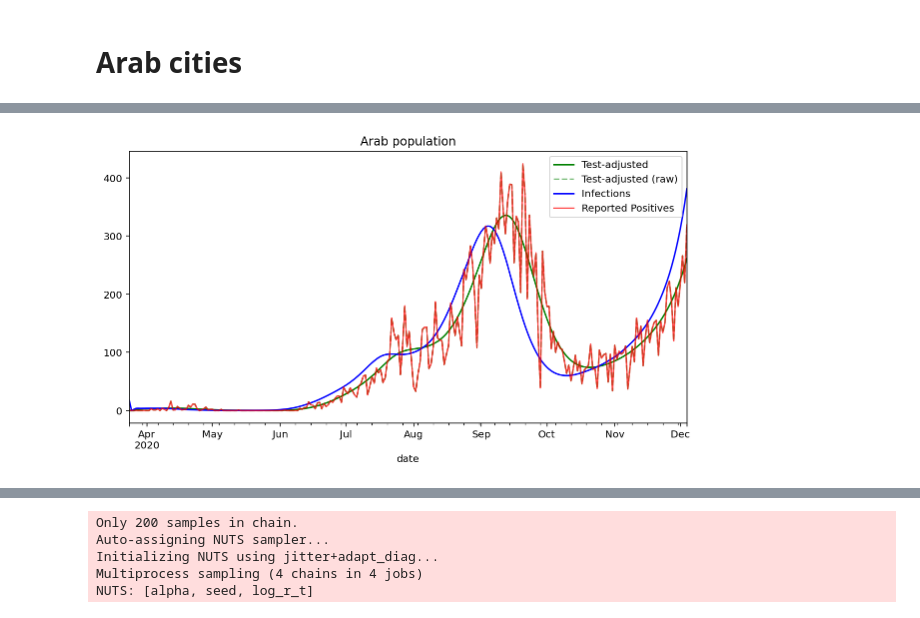
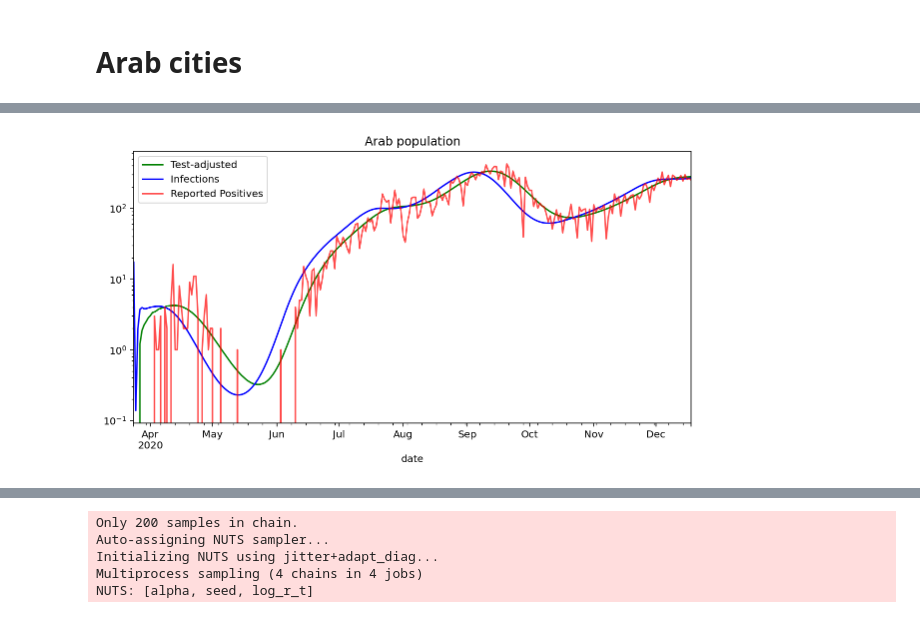
Before and after one commit to asafpr/covid-model, a Jupyter notebook: notebooks/rtlive-orthodox-Israel.ipynb, the cells around one changed output, grey strips where cells are left out. Drawn from its saved outputs; the diff is of its cells as text; code cells hidden in the pictures.

```diff
--- a/notebooks/rtlive-orthodox-Israel.ipynb
+++ b/notebooks/rtlive-orthodox-Israel.ipynb
@@ -191,18 +193,18 @@ Sampling 4 chains for 700 tune and 200 draw iterations (2_800 + 800 draws total)
 # %%
 resultar = summarize_inference_data(gmar.inference_data)
 
 fig, ax = plt.subplots(figsize=(10,5))
 ax.set_title("Arab population")
 resultar.test_adjusted_positive.plot(c="g", label="Test-adjusted")
-resultar.test_adjusted_positive_raw.plot(c="g", alpha=.5, label="Test-adjusted (raw)", style="--")
+#resultar.test_adjusted_positive_raw.plot(c="g", alpha=.5, label="Test-adjusted (raw)", style="--")
 resultar.infections.plot(c="b", label="Infections")
 gmar.observed.positive.plot(c='r', alpha=.7, label="Reported Positives")
-
+plt.yscale("log")
 fig.set_facecolor('w')
 ax.legend();
 # %% [output]
 [interactive output not drawn]
-[figure, old version]
+[figure, new version]
 # %%
 fig, ax = plt.subplots(figsize=(10,5))
 
```
Also changed, not shown: parts of 16 cells of this notebook, 7 other files.
